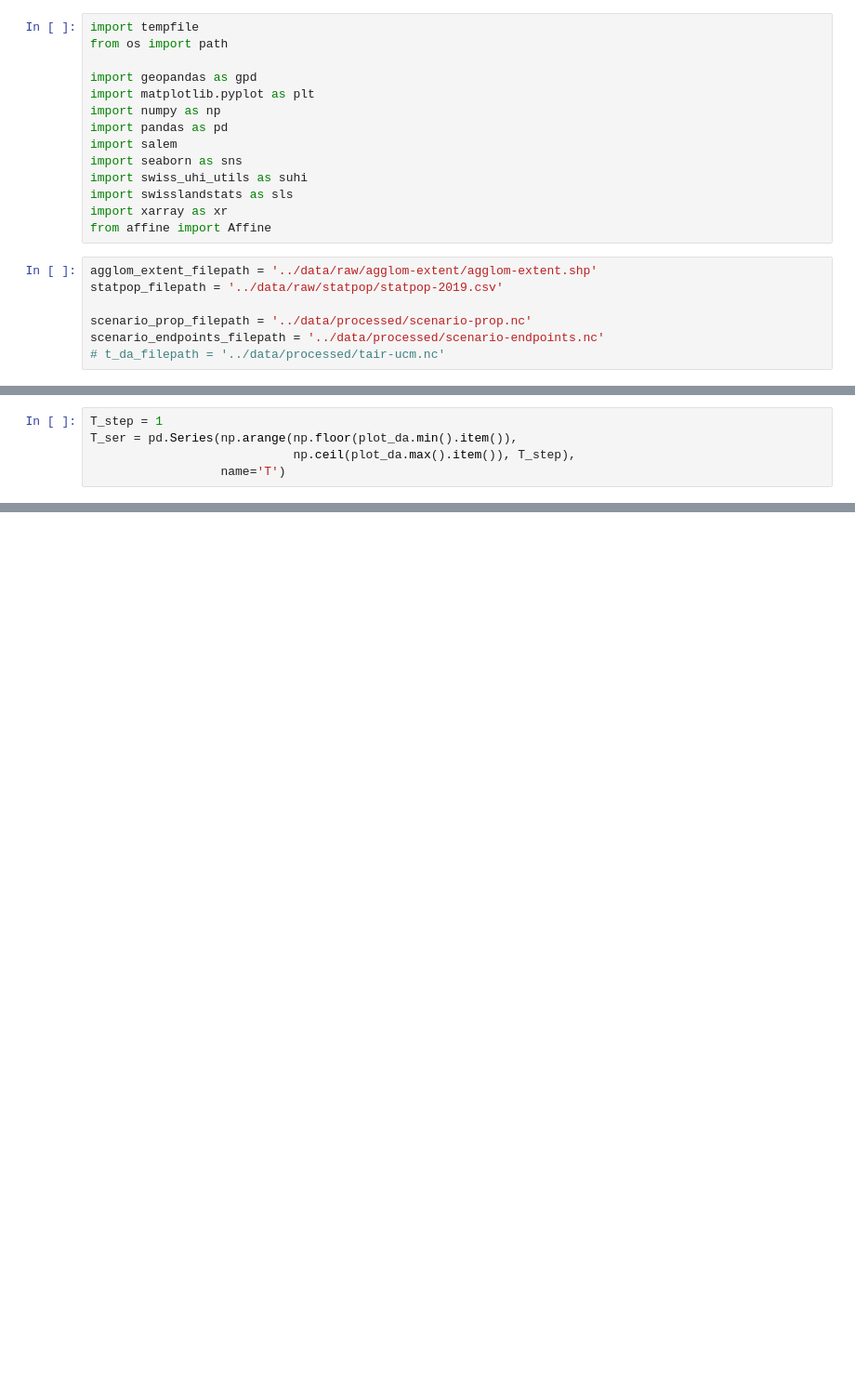
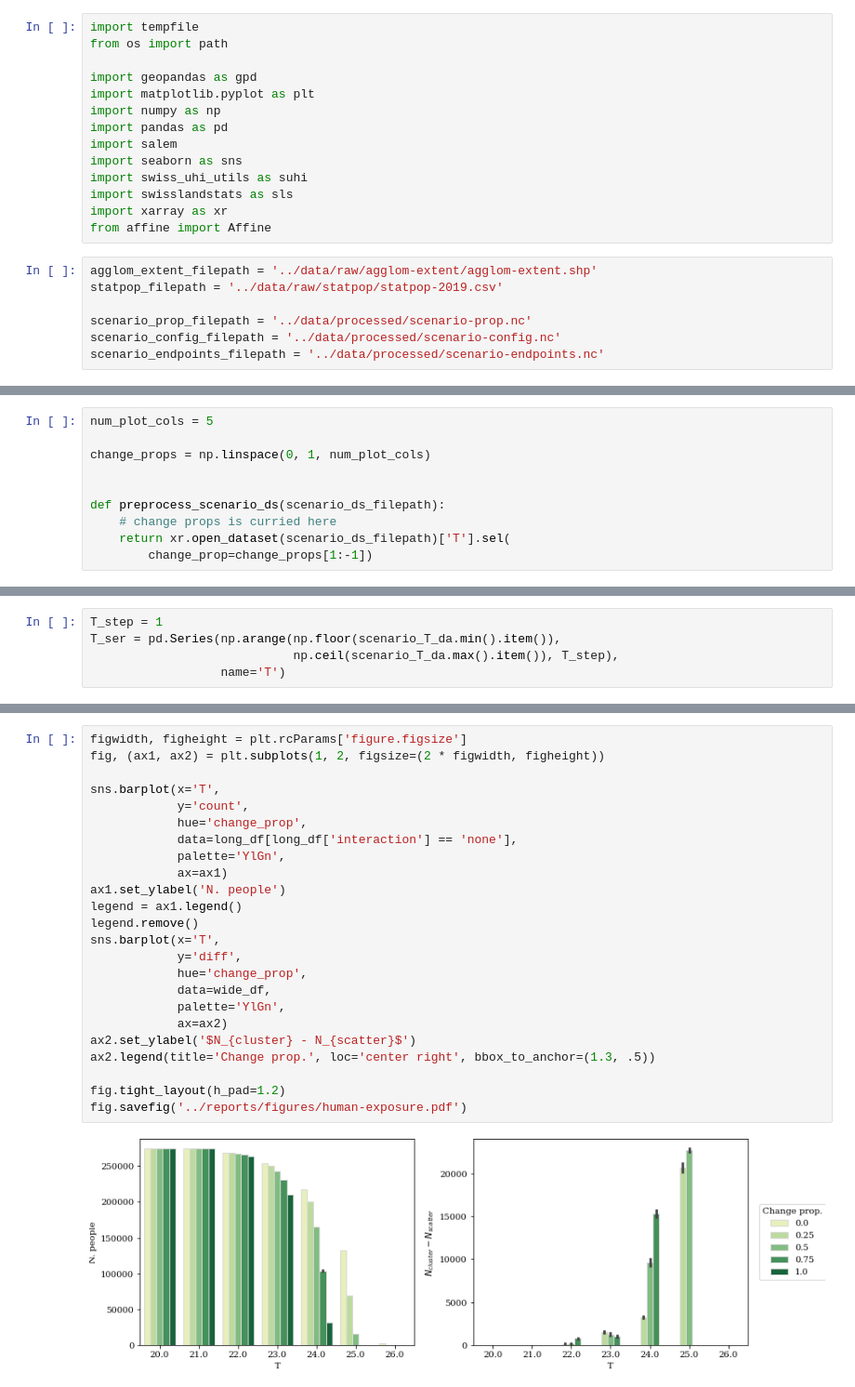
Before and after one commit to martibosch/lausanne-greening-scenarios, a Jupyter notebook: notebooks/human-exposure.ipynb, the cells around one changed output, grey strips where cells are left out. Shown: that part at 93% size. Cells and saved outputs as stored; diff of their text form; blank space fills up the shorter version.

```diff
--- a/notebooks/human-exposure.ipynb
+++ b/notebooks/human-exposure.ipynb
@@ -25,5 +26,5 @@ agglom_extent_filepath = '../data/raw/agglom-extent/agglom-extent.shp'
 statpop_filepath = '../data/raw/statpop/statpop-2019.csv'
 
 scenario_prop_filepath = '../data/processed/scenario-prop.nc'
+scenario_config_filepath = '../data/processed/scenario-config.nc'
 scenario_endpoints_filepath = '../data/processed/scenario-endpoints.nc'
-# t_da_filepath = '../data/processed/tair-ucm.nc'
@@ -71,0 +43,10 @@ plot_da = suhi.align_ds(plot_da, pop_ds)
+# %%
+num_plot_cols = 5
+
+change_props = np.linspace(0, 1, num_plot_cols)
+
+
+def preprocess_scenario_ds(scenario_ds_filepath):
+    # change props is curried here
+    return xr.open_dataset(scenario_ds_filepath)['T'].sel(
+        change_prop=change_props[1:-1])
@@ -72,5 +76,5 @@ plot_da = suhi.align_ds(plot_da, pop_ds)
 # %%
 T_step = 1
-T_ser = pd.Series(np.arange(np.floor(plot_da.min().item()),
-                            np.ceil(plot_da.max().item()), T_step),
+T_ser = pd.Series(np.arange(np.floor(scenario_T_da.min().item()),
+                            np.ceil(scenario_T_da.max().item()), T_step),
                   name='T')
@@ -108,0 +107,26 @@ g.fig.savefig('../reports/figures/human-exposure.pdf')
+# %%
+figwidth, figheight = plt.rcParams['figure.figsize']
+fig, (ax1, ax2) = plt.subplots(1, 2, figsize=(2 * figwidth, figheight))
+
+sns.barplot(x='T',
+            y='count',
+            hue='change_prop',
+            data=long_df[long_df['interaction'] == 'none'],
+            palette='YlGn',
+            ax=ax1)
+ax1.set_ylabel('N. people')
+legend = ax1.legend()
+legend.remove()
+sns.barplot(x='T',
+            y='diff',
+            hue='change_prop',
+            data=wide_df,
+            palette='YlGn',
+            ax=ax2)
+ax2.set_ylabel('$N_{cluster} - N_{scatter}$')
+ax2.legend(title='Change prop.', loc='center right', bbox_to_anchor=(1.3, .5))
+
+fig.tight_layout(h_pad=1.2)
+fig.savefig('../reports/figures/human-exposure.pdf')
+# %% [output]
+[figure, added]
```
Also changed, not shown: parts of 9 cells of this notebook, 45 other files.
